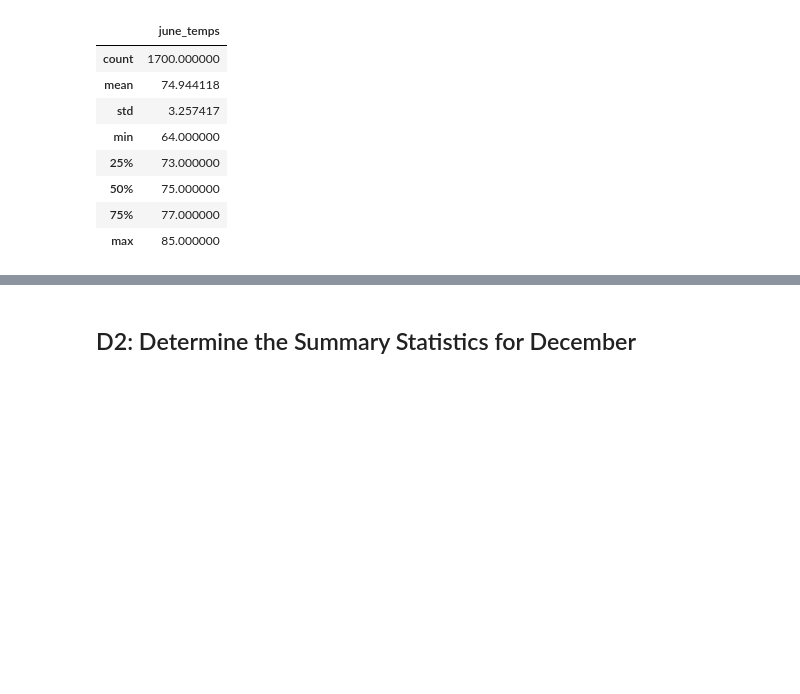
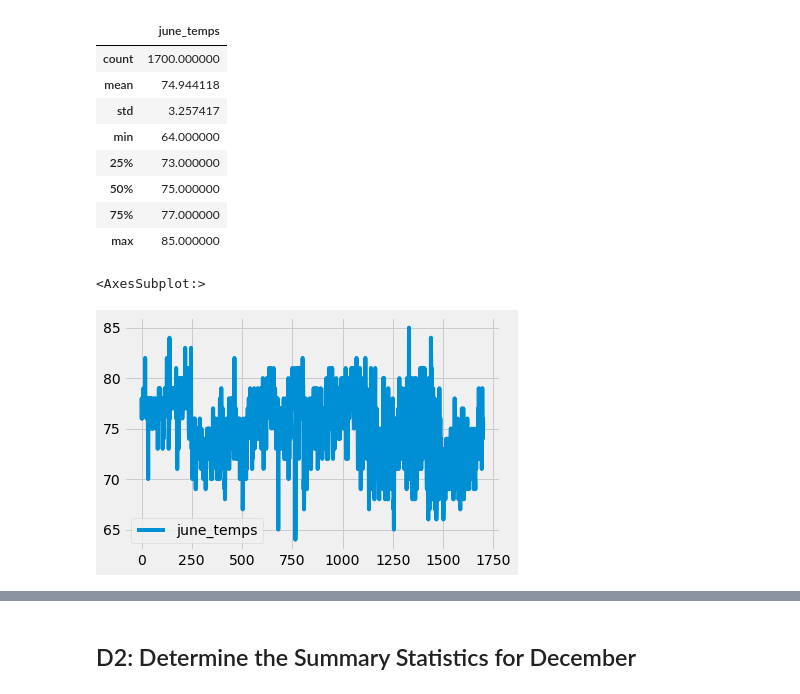
Before and after one commit to DevonG68/Surfs_Up, a Jupyter notebook: SurfsUp_Challenge.ipynb, the cells around one changed output, grey strips where cells are left out. Saved outputs shown, nothing was run; the diff lists cells and outputs as text; code cells hidden in the pictures; blank space fills up the shorter version.

```diff
--- a/SurfsUp_Challenge.ipynb
+++ b/SurfsUp_Challenge.ipynb
@@ -100,3 +100,9 @@ df.describe()
 | 50% | 75.000000 |
 | 75% | 77.000000 |
 | max | 85.000000 |
+# %%
+#use matplotlib to display data in a visual way
+df.plot()
+# %% [output]
+<AxesSubplot:>
+[figure, added]
```
Also changed, not shown: parts of 6 cells of this notebook.
